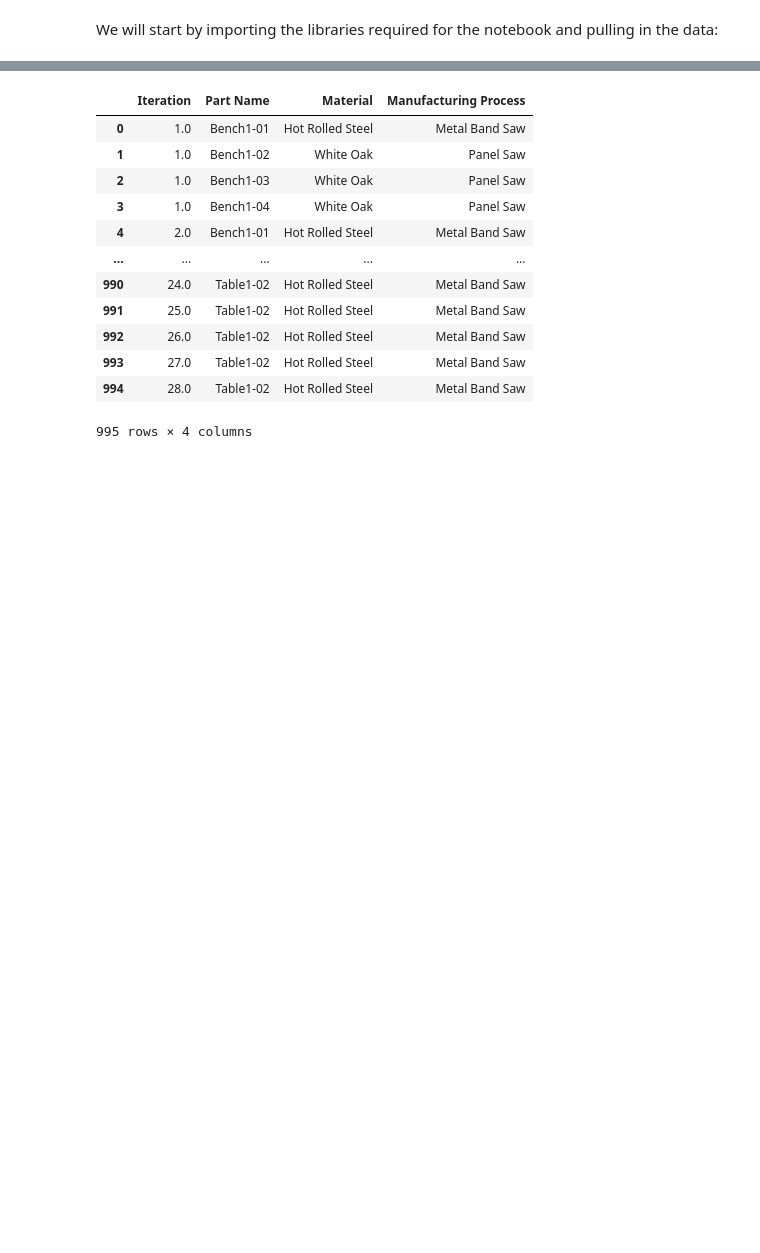
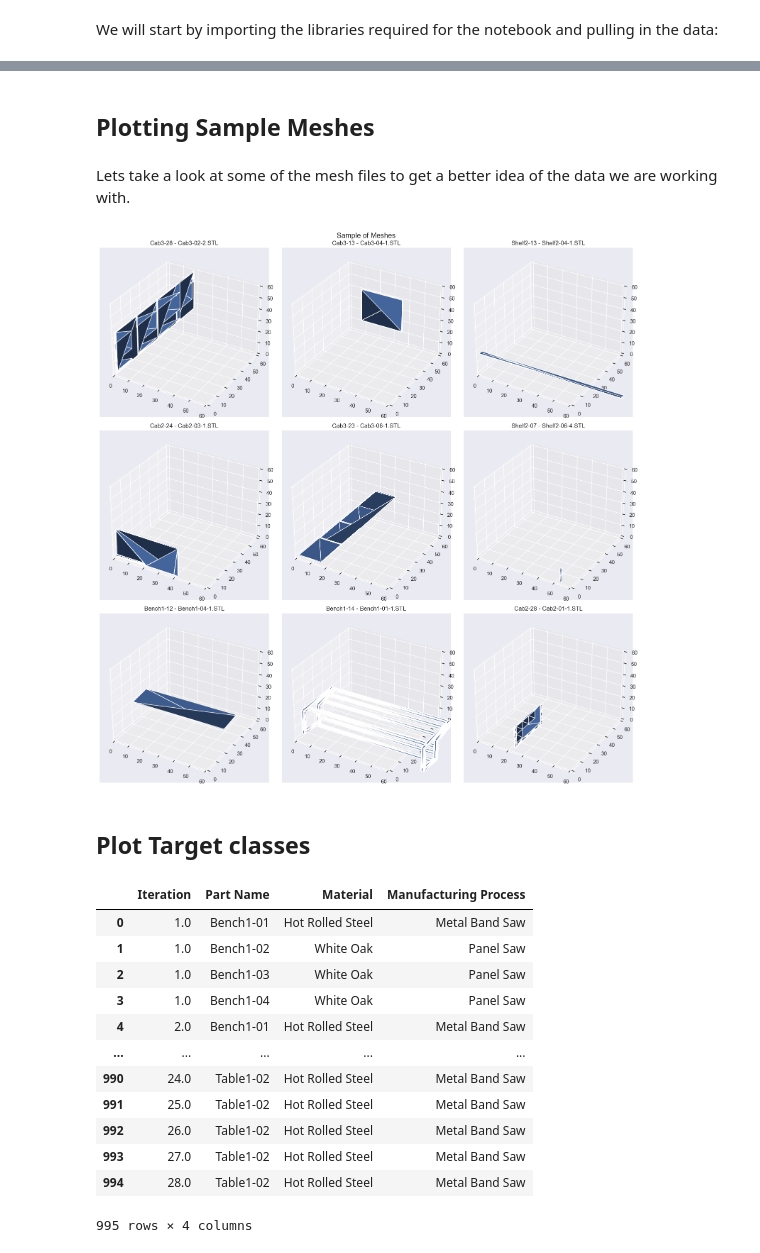
Before and after one commit to tfuger10/Part-processing, a Jupyter notebook: Notebook.ipynb, the cells around one changed output, grey strips where cells are left out. Cells and saved outputs as stored; diff of their text form; code cells hidden in the pictures; blank space fills up the shorter version.

```diff
--- a/Notebook.ipynb
+++ b/Notebook.ipynb
@@ -102,6 +108,3 @@ from pytorch3d.ops import sample_points_from_meshes
 from pytorch3d.structures import Meshes
 from torch.utils.data import Dataset, DataLoader
 from torchvision import transforms, utils
-# %%
-mesh = trimesh.load_mesh("Meshes/0_FabInc_NoClass/Bench1-01 - Bench1-01-1.stl")
-mesh
@@ -119,0 +111,4 @@ mesh2.show()
+# %% [markdown]
+## Plotting Sample Meshes
+# %% [markdown]
+Lets take a look at some of the mesh files to get a better idea of the data we are working with.
@@ -120 +127,23 @@ mesh2.show()
+# %%
+# Plot multiple plots from sample of meshes
+
+i = 0
+fig = plt.figure(figsize=(16,16))
+fig.suptitle('Sample of Meshes')
+
+for mesh, file_name in base_meshes:
+    ax = plt.subplot(3,3,i+1, projection='3d')
+    ax.plot_trisurf(mesh.vertices[:,0], mesh.vertices[:,1], triangles=mesh.faces, Z=mesh.vertices[:,2])
+    ax.set_xlim3d(0, 60)
+    ax.set_ylim3d(0, 60)
+    ax.set_zlim3d(0, 60)
+    plt.title(file_name.split('\\',1)[1])
+    plt.tight_layout()
+    i += 1
+
+plt.savefig('Visualizations/Sample-of-Meshes.png', bbox_inches='tight', transparent=True);
+# %% [output]
+[figure, added]
+# %% [markdown]
+## Plot Target classes
 # %%
```
Also changed, not shown: parts of 76 cells of this notebook.
